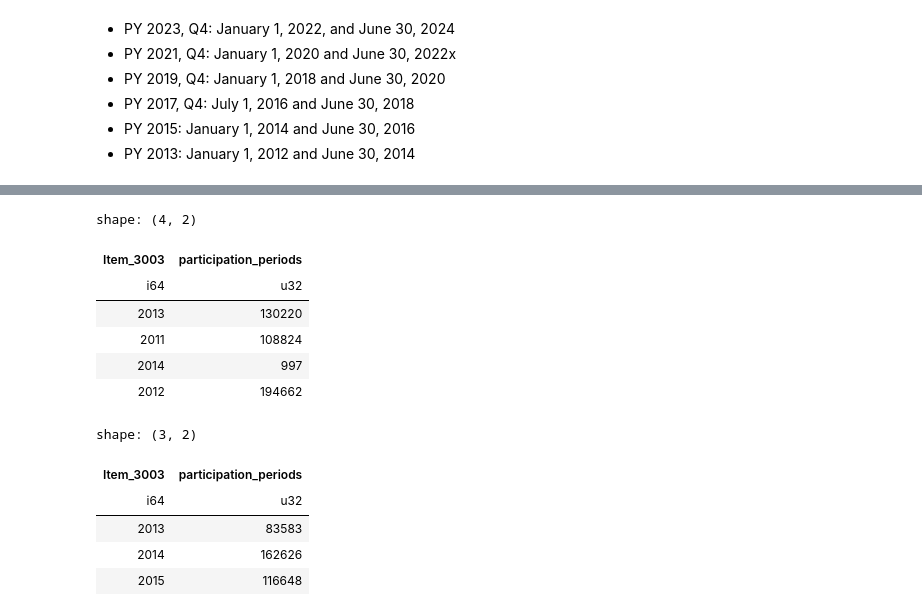
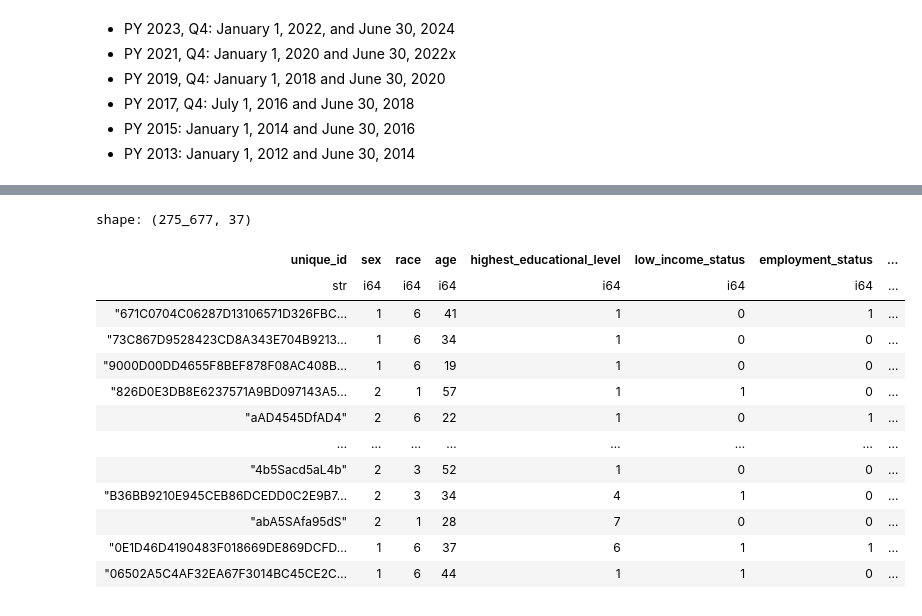
Before and after one commit to jcanedy/retrainability-index, a Jupyter notebook: scripts/process_wioa_data.ipynb, the cells around one changed output, grey strips where cells are left out. Saved outputs shown, nothing was run; the diff lists cells and outputs as text; code cells hidden in the pictures.

```diff
--- a/scripts/process_wioa_data.ipynb
+++ b/scripts/process_wioa_data.ipynb
@@ -633,10 +593,0 @@ participation_periods_2013 = (
-# %%
-participation_periods_2013
-# %% [output]
-shape: (4, 2)
-| Item_3003 | participation_periods |
-| i64 | u32 |
-| 2013 | 130220 |
-| 2011 | 108824 |
-| 2014 | 997 |
-| 2012 | 194662 |
@@ -660,9 +593,0 @@ participation_periods_2015 = (
-# %%
-participation_periods_2015
-# %% [output]
-shape: (3, 2)
-| Item_3003 | participation_periods |
-| i64 | u32 |
-| 2013 | 83583 |
-| 2014 | 162626 |
-| 2015 | 116648 |
@@ -683,0 +594,23 @@ participation_periods_2017 = (
+# %%
+(
+    df_all.filter(
+        ~pl.any_horizontal(pl.exclude(["occupational_code_pre", "occupational_code_post", "industry_code_q1_pre", "industry_code_q2_pre", "industry_code_q3_pre", "industry_code_q1_post", "industry_code_q2_post", "industry_code_q3_post", "industry_code_q4_post"]).is_null()),
+        pl.col("is_adult") | pl.col("is_dislocated_worker") | pl.col("is_youth"),
+        pl.col("received_training")
+    )
+)
+# %% [output]
+shape: (275_677, 37)
+| unique_id | sex | race | age | highest_educational_level | low_income_status | employment_status | ... |
+| str | i64 | i64 | i64 | i64 | i64 | i64 | ... |
+| "671C0704C06287D13106571D326FBC… | 1 | 6 | 41 | 1 | 0 | 1 | ... |
+| "73C867D9528423CD8A343E704B9213… | 1 | 6 | 34 | 1 | 0 | 0 | ... |
+| "9000D00DD4655F8BEF878F08AC408B… | 1 | 6 | 19 | 1 | 0 | 0 | ... |
+| "826D0E3DB8E6237571A9BD097143A5… | 2 | 1 | 57 | 1 | 1 | 0 | ... |
+| "aAD4545DfAD4" | 2 | 6 | 22 | 1 | 0 | 1 | ... |
+| … | … | … | … | … | … | … | ... |
+| "4b5Sacd5aL4b" | 2 | 3 | 52 | 1 | 0 | 0 | ... |
+| "B36BB9210E945CEB86DCEDD0C2E9B7… | 2 | 3 | 34 | 4 | 1 | 0 | ... |
+| "abA5SAfa95dS" | 2 | 1 | 28 | 7 | 0 | 0 | ... |
+| "0E1D46D4190483F018669DE869DCFD… | 1 | 6 | 37 | 6 | 1 | 1 | ... |
+| "06502A5C4AF32EA67F3014BC45CE2C… | 1 | 6 | 44 | 1 | 1 | 0 | ... |
```
Also changed, not shown: parts of 14 cells of this notebook.
